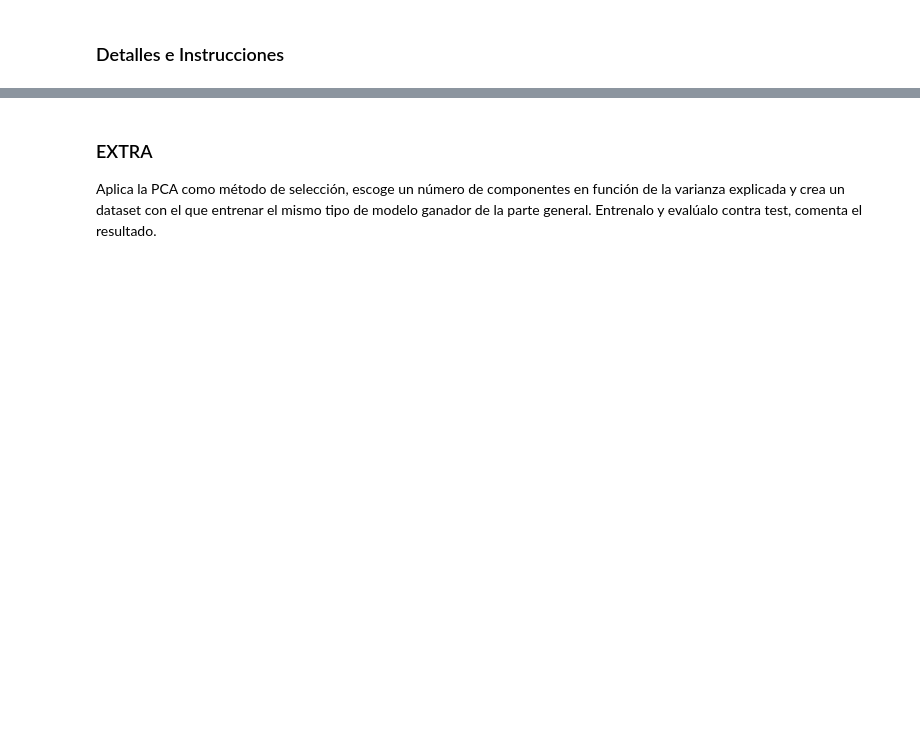
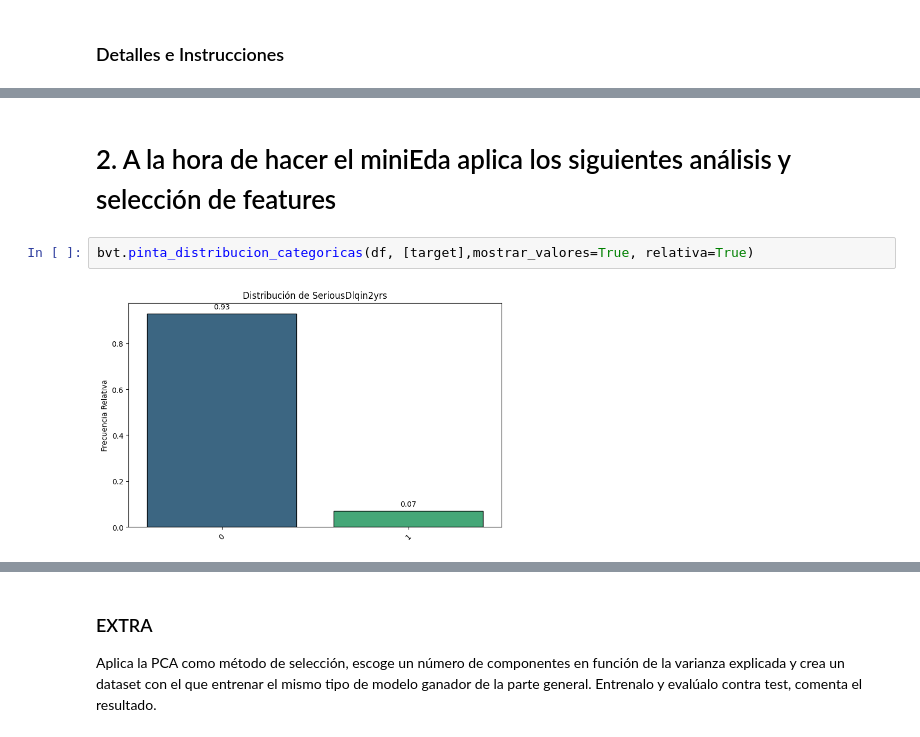
Before and after one commit to rafaneda7/ONLINE_DS_THEBRIDGE_RAFAELNEDA, a Jupyter notebook: Sprint 14 - ML Modelos No Supervisados II - PC y Feature Selection/Unidad 2/Practica obligatoria S14U2/18_Practica_Obligatoria_Seleccion_Features.ipynb, the cells around one changed output, grey strips where cells are left out. Cells and saved outputs as stored; diff of their text form; blank space fills up the shorter version.

```diff
--- a/Sprint 14 - ML Modelos No Supervisados II - PC y Feature Selection/Unidad 2/Practica obligatoria S14U2/18_Practica_Obligatoria_Seleccion_Features.ipynb
+++ b/Sprint 14 - ML Modelos No Supervisados II - PC y Feature Selection/Unidad 2/Practica obligatoria S14U2/18_Practica_Obligatoria_Seleccion_Features.ipynb
@@ -68,0 +151,6 @@ Sigue los pasos del proceso de ML que hemos aprendido para problemas supervisado
+# %% [markdown]
+# 2. A la hora de hacer el miniEda aplica los siguientes análisis y selección de features
+# %%
+bvt.pinta_distribucion_categoricas(df, [target],mostrar_valores=True, relativa=True)
+# %% [output]
+[figure, added]
```
Also changed, not shown: parts of 83 cells of this notebook, 5 other files.
